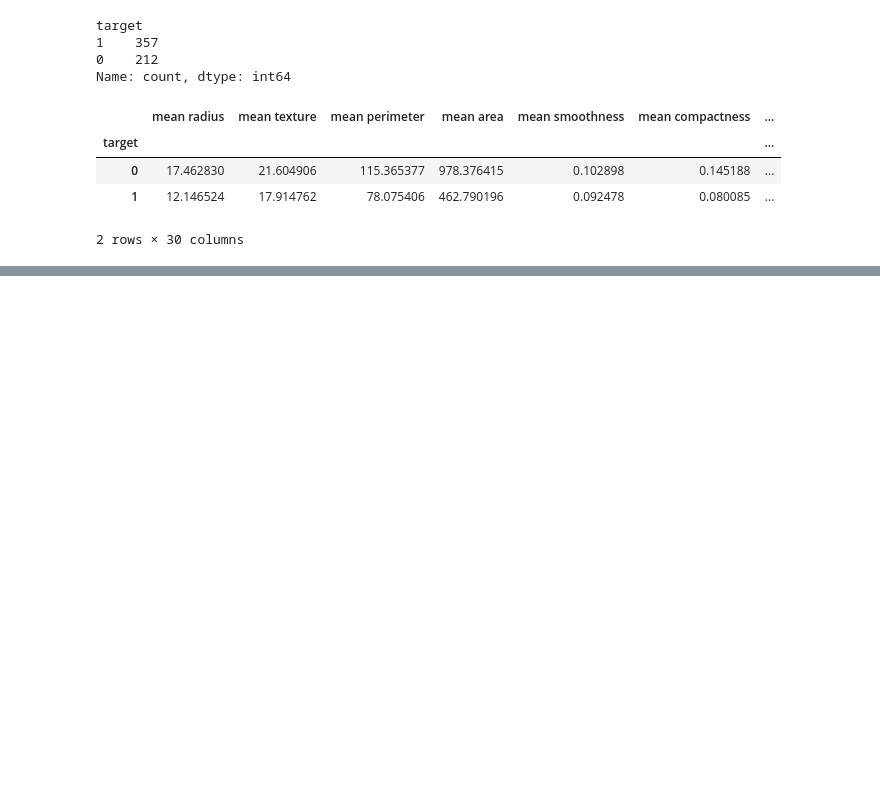
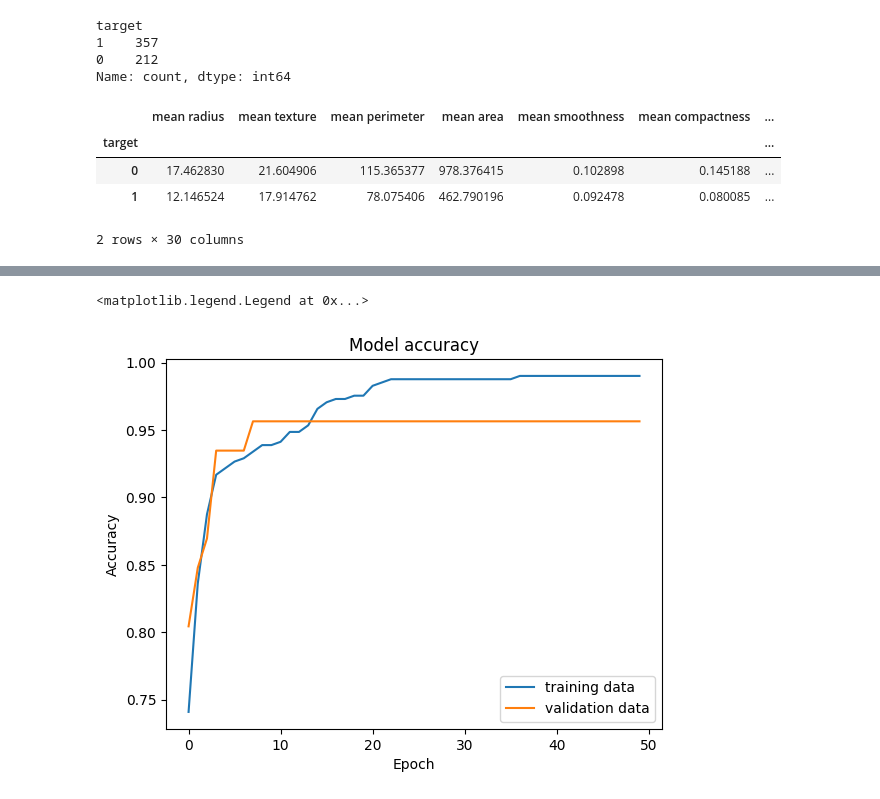
Before and after one commit to maddiew22/ML-projects, a Jupyter notebook: cancer-predictor/cancer_predictor.ipynb, the cells around one changed output, grey strips where cells are left out. Drawn from its saved outputs; the diff is of its cells as text; code cells hidden in the pictures; blank space fills up the shorter version.

```diff
--- a/cancer-predictor/cancer_predictor.ipynb
+++ b/cancer-predictor/cancer_predictor.ipynb
@@ -53,3 +53,9 @@ y = df["target"]
 
 # Split into train and test sets
 X_train, X_test, y_train, y_test = train_test_split(X, y, test_size=0.2, random_state=2)
+
+# Standardize data
+from sklearn.preprocessing import StandardScaler
+scalar = StandardScaler()
+X_train = scalar.fit_transform(X_train)
+X_test = scalar.transform(X_test)
@@ -60,0 +66,12 @@ ModuleNotFoundError: No module named 'tensorflow'
+# %%
+# Creating layers for neural network
+model = keras.Sequential([
+    keras.layers.Flatten(input_shape=(30,)), # input layer
+    keras.layers.Dense(20, activation='relu'), # hidden layer
+    keras.layers.Dense(2, activation='sigmoid') # output layer
+])
+# %%
+# Compile neural network
+model.compile(optimizer='adam', loss='sparse_categorical_crossentropy', metrics=['accuracy'])
+# %%
+training = model.fit(X_train, y_train, validation_split=0.1, epochs=50)
@@ -60,0 +96,11 @@ ModuleNotFoundError: No module named 'tensorflow'
+# %%
+# Visualize accuracy and loss changes
+plt.plot(training.history['accuracy'])
+plt.plot(training.history['val_accuracy'])
+plt.title('Model accuracy')
+plt.ylabel('Accuracy')
+plt.xlabel("Epoch")
+plt.legend(['training data', 'validation data'])
+# %% [output]
+<matplotlib.legend.Legend at 0x...>
+[figure, added]
```
Also changed, not shown: parts of 5 cells of this notebook.
